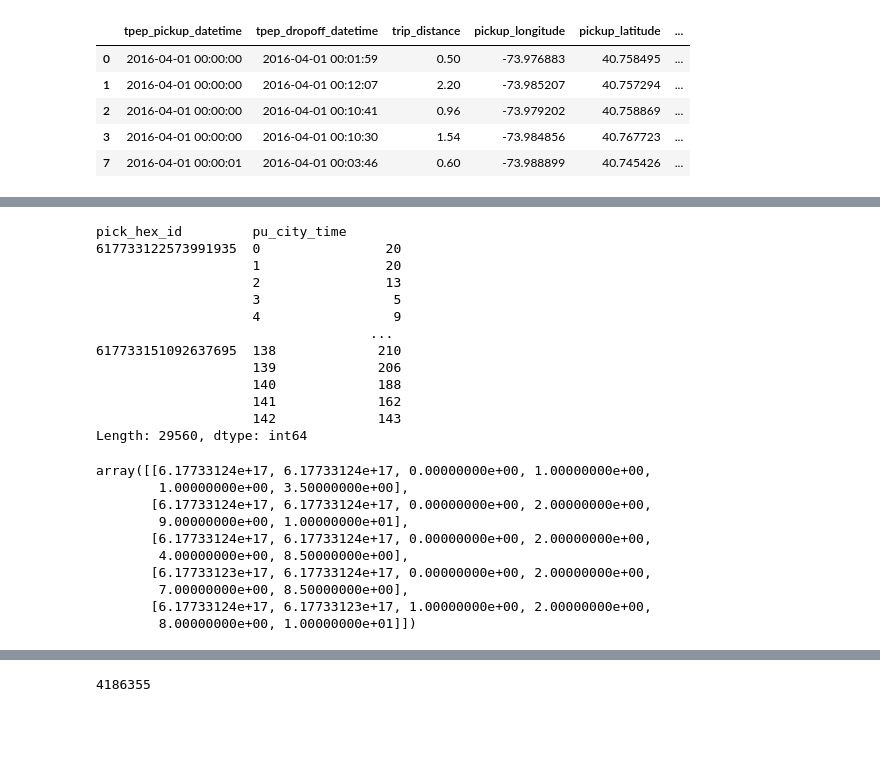
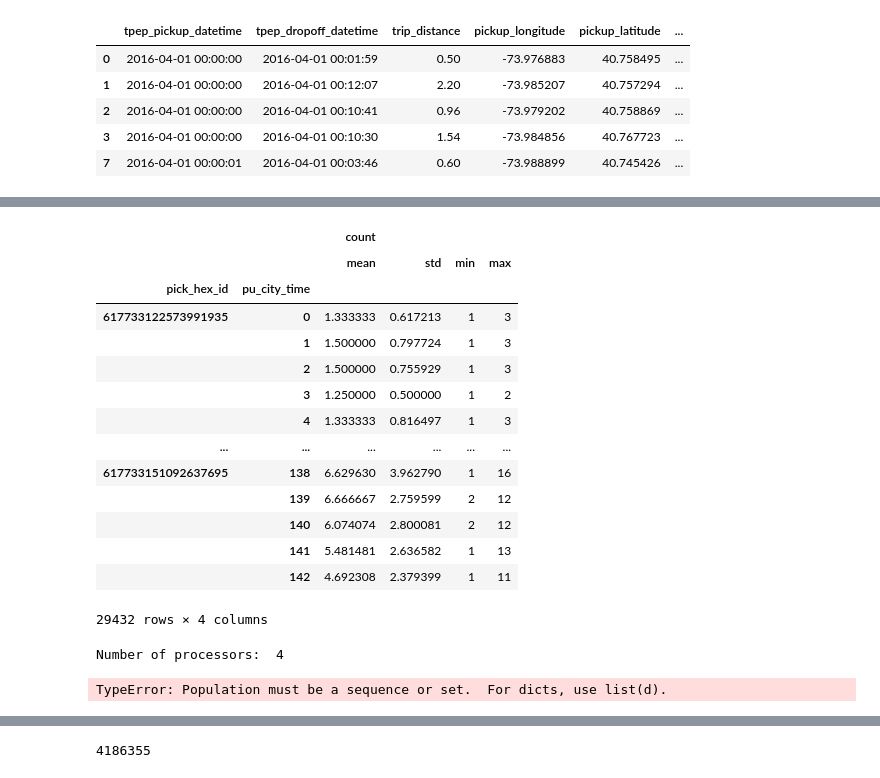
Before and after one commit to Salbinus/taxi, a Jupyter notebook: notebooks/feature_engineering.ipynb, the cells around one changed output, grey strips where cells are left out. Drawn from its saved outputs; the diff is of its cells as text; code cells hidden in the pictures; blank space fills up the shorter version.

```diff
--- a/notebooks/feature_engineering.ipynb
+++ b/notebooks/feature_engineering.ipynb
@@ -390,32 +377,4 @@ fltrd_2.describe()
 # %%
-fltrd_3 = fltrd_2[['pick_hex_id', 'pu_city_time']]
-grpd = fltrd_3.groupby(['pick_hex_id', 'pu_city_time'])
-grpd.size()
+fltrd_3 = fltrd_2[['tpep_pickup_datetime', 'pick_hex_id', 'pu_city_time']]
+grpd = fltrd_3.groupby(['tpep_pickup_datetime', 'pick_hex_id', 'pu_city_time']).size().reset_index(name='count')
+grpd = grpd.groupby(['pick_hex_id', 'pu_city_time']).agg(['mean', 'std','min','max'])
-# %% [output]
-pick_hex_id         pu_city_time
-617733122573991935  0                20
-                    1                20
-                    2                13
-                    3                 5
-                    4                 9
-                                   ...
-617733151092637695  138             210
-                    139             206
-                    140             188
-                    141             162
-                    142             143
-Length: 29560, dtype: int64
-# %%
-arr = fltrd_2.to_numpy()
-arr
-# %% [output]
-array([[6.17733124e+17, 6.17733124e+17, 0.00000000e+00, 1.00000000e+00,
-        1.00000000e+00, 3.50000000e+00],
-       [6.17733124e+17, 6.17733124e+17, 0.00000000e+00, 2.00000000e+00,
-        9.00000000e+00, 1.00000000e+01],
-       [6.17733124e+17, 6.17733124e+17, 0.00000000e+00, 2.00000000e+00,
-        4.00000000e+00, 8.50000000e+00],
-       [6.17733123e+17, 6.17733124e+17, 0.00000000e+00, 2.00000000e+00,
-        7.00000000e+00, 8.50000000e+00],
-       [6.17733124e+17, 6.17733123e+17, 1.00000000e+00, 2.00000000e+00,
-        8.00000000e+00, 1.00000000e+01]])
@@ -424,0 +383,19 @@ np.save(os.path.abspath('../data/prep_data.npy'), arr)
+# %%
+grpd = pd.read_pickle(os.path.abspath('../data/lookup_table.pkl'))
+grpd
+# %% [output]
+|  |  | count |  |  |  |
+|  |  | mean | std | min | max |
+| pick_hex_id | pu_city_time |  |  |  |  |
+| 617733122573991935 | 0 | 1.333333 | 0.617213 | 1 | 3 |
+|  | 1 | 1.500000 | 0.797724 | 1 | 3 |
+|  | 2 | 1.500000 | 0.755929 | 1 | 3 |
+|  | 3 | 1.250000 | 0.500000 | 1 | 2 |
+|  | 4 | 1.333333 | 0.816497 | 1 | 3 |
+| ... | ... | ... | ... | ... | ... |
+| 617733151092637695 | 138 | 6.629630 | 3.962790 | 1 | 16 |
+|  | 139 | 6.666667 | 2.759599 | 2 | 12 |
+|  | 140 | 6.074074 | 2.800081 | 2 | 12 |
+|  | 141 | 5.481481 | 2.636582 | 1 | 13 |
+|  | 142 | 4.692308 | 2.379399 | 1 | 11 |
+29432 rows × 4 columns
@@ -424,0 +406,16 @@ np.save(os.path.abspath('../data/prep_data.npy'), arr)
+# %%
+import multiprocessing as mp
+print("Number of processors: ", mp.cpu_count())
+# %% [output]
+Number of processors:  4
+# %%
+%%time
+def order_generator(time, location, lookup_table, orders):
+    mean,sd,_min,_max = lookup_table.loc[(l, t), :]
+    population = brr[(brr[:,0]==l)&(brr[:,2]==t)]#[brr[x,:] for x in range(len(brr)) if brr[x,0] == location and brr[x,2] == time]
+    k = round(stats.truncnorm.rvs(_min, _max, loc=mean, scale=sd, size=1)[0])
+    return random.sample(population,k)
+
+order_generator(t, l, grpd, brr)
+# %% [output]
+TypeError: Population must be a sequence or set.  For dicts, use list(d).
```
Also changed, not shown: parts of 20 cells of this notebook, 5 other files.
